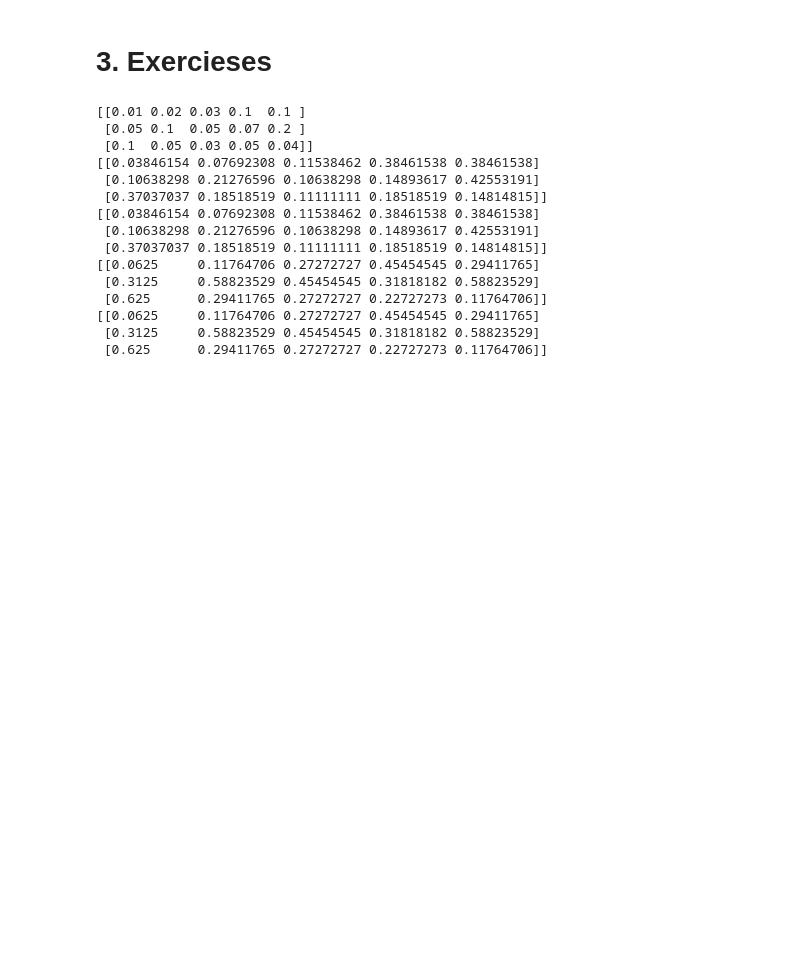
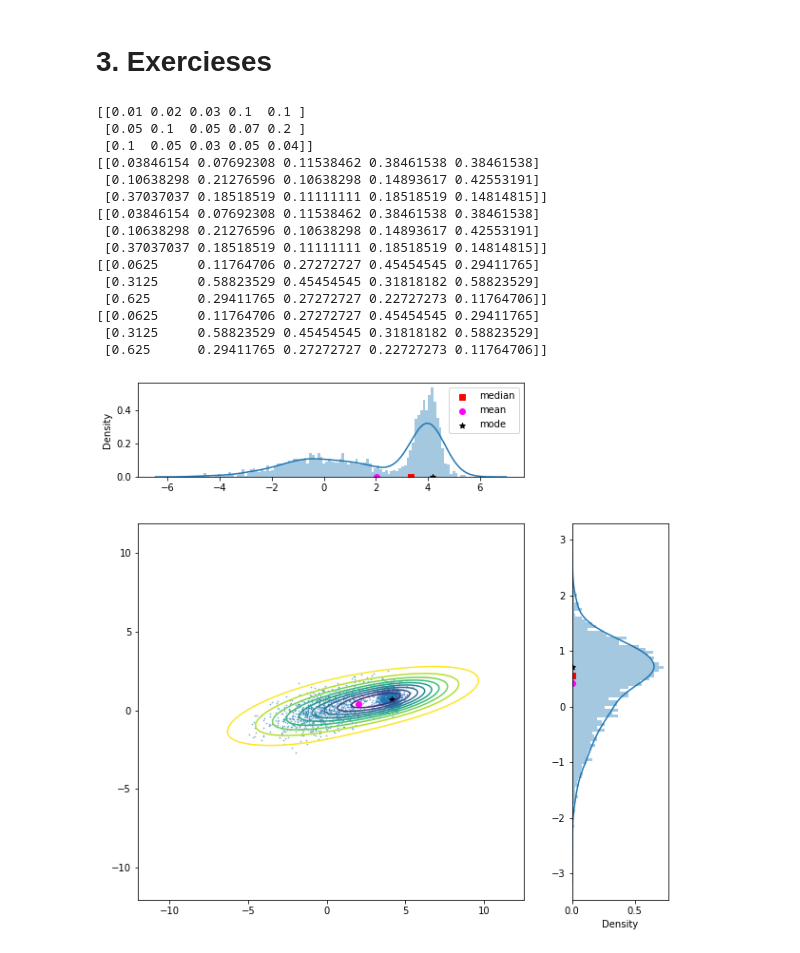
Before and after one commit to Przasa/MML-Companion, a Jupyter notebook: notes_chapter6.ipynb, the cells around one changed output. Saved outputs shown, nothing was run; the diff lists cells and outputs as text; code cells hidden in the pictures; blank space fills up the shorter version.

```diff
--- a/notes_chapter6.ipynb
+++ b/notes_chapter6.ipynb
@@ -183,0 +202,63 @@ print(Pyox2)
+# %%
+# Ex 6.2: mixture of 2 Gaussion variables
+
+# Compute the marginal distributions for each dimension.
+# Compute the mean, mode and median for each marginal distribution.
+# Compute the mean and mode for the two-dimensional distribution.
+
+import seaborn as sns
+import numpy as np
+import matplotlib.pyplot as plt
+from  matplotlib import gridspec
+
+
+median = lambda X : np.sort(X)[(int(len(mvnorm[:,0])/2))]
+mean = lambda X: np.mean(X)
+mode = lambda data,bins=100:  np.average([np.histogram(data,bins=bins)[1][np.argmax(np.histogram(data,bins=bins)[0])],np.histogram(data,bins=bins)[1][np.argmax(np.histogram(data,bins=bins)[0])+1]])
+# mozna mode robic dla 2 liczb
+
+nofsamples = 1000
+bins=100
+
+#create normal multivariables
+mN1= 0.4
+mean1 = np.array([10,2])
+gauss1= np.array([[1,0],[0,1]])
+mvnorm1= mN1*np.random.multivariate_normal(mean1,gauss1,nofsamples)      # -> jednoczesna generacja X i Y
+mN2=0.6
+mean2 = np.array([0,0])
+gauss2 = np.array([[8.4, 2.0],[2.0,1.7]])
+mvnorm2= mN2*np.random.multivariate_normal(mean2,gauss2,nofsamples)
+mvnorm = np.vstack([mvnorm1,mvnorm2])
+
+#create figures
+fig = plt.figure(figsize=(10,10))
+grid=gridspec.GridSpec(2,2,height_ratios=[1,4],width_ratios=[4,1])
+ax_xdistr=fig.add_subplot(grid[0])
+ax_xydistr=fig.add_subplot(grid[2])
+ax_xydistr.axis('equal')
+ax_ydistr=fig.add_subplot(grid[3])
+
+# Central scatter plot.
+ax_xydistr.scatter(mvnorm[:,0],mvnorm[:,1], s = .5, alpha = .5)
+sns.kdeplot(mvnorm[:,0], mvnorm[:,1],n_levels=10, cmap="viridis_r", ax = ax_xydistr, bw = 1)
+ax_xydistr.scatter(mean(mvnorm[:,0]),mean(mvnorm[:,1]), marker = "o", color = "magenta")
+ax_xydistr.scatter(mode(mvnorm[:,0]),mode(mvnorm[:,1]), marker = "*", color = "k")
+# Central scatter plot.
+
+# X distribution.
+sns.distplot(mvnorm[:,0], ax = ax_xdistr, bins = bins)
+ax_xdistr.scatter(median(mvnorm[:,0]),0, label = "median", marker = "s", c = "r")
+ax_xdistr.scatter(mean(mvnorm[:,0]), 0, label = "mean", marker = "o", c = "magenta")
+ax_xdistr.scatter(mode(mvnorm[:,0]), 0, label = "mode", marker = "*", c = "k")
+ax_xdistr.legend()
+# X distribution.
+
+# Y distribution.
+sns.distplot(mvnorm[:,1], ax = ax_ydistr, vertical = True, bins = bins)
+ax_ydistr.scatter(0, mode(mvnorm[:,1]), marker = "*", c = "k")
+ax_ydistr.scatter(0, mean(mvnorm[:,1]), marker = "o", c = "magenta")
+ax_ydistr.scatter(0,median(mvnorm[:,1]), marker = "s", c = "r");
+# Y distribution.
+# %% [output]
+[figure, added]
```
Also changed, not shown: parts of 10 cells of this notebook, 1 other file.
